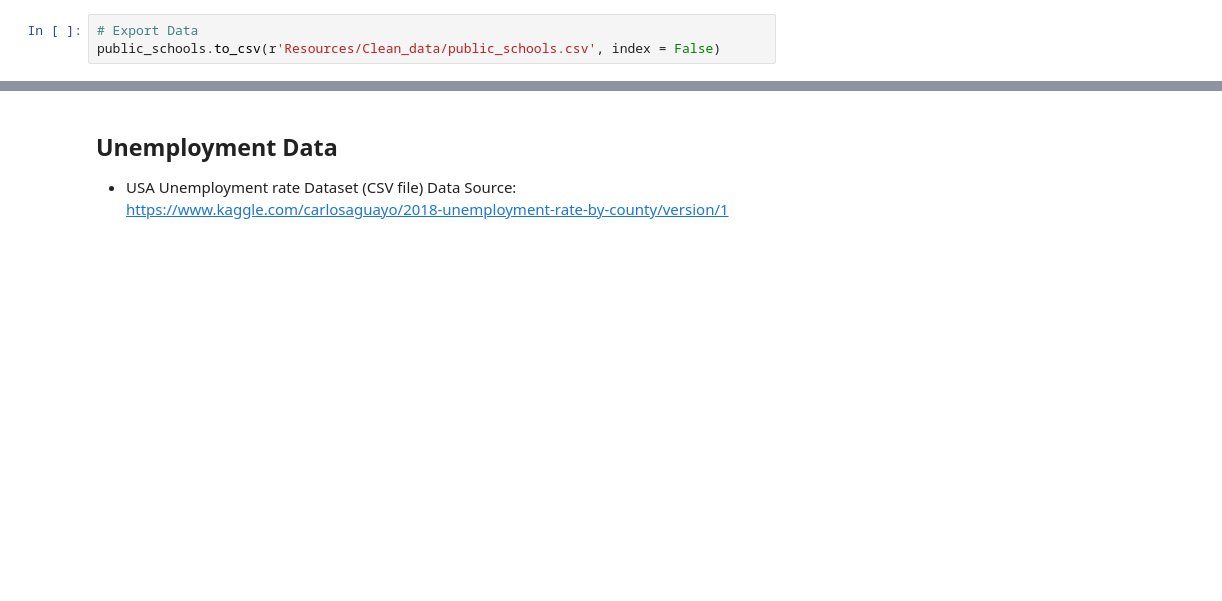
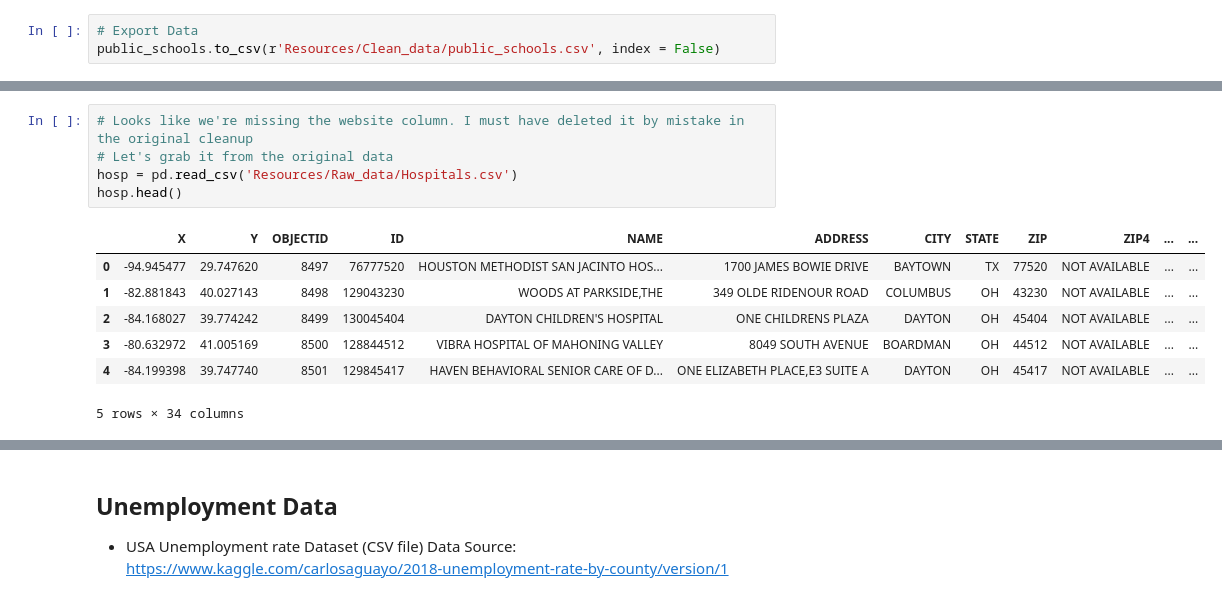
Before and after one commit to rwashington1159/ETL-US_Quality_of_live_by_State_Database, a Jupyter notebook: ETL_Notebook.ipynb, the cells around one changed output, grey strips where cells are left out. Cells and saved outputs as stored; diff of their text form; blank space fills up the shorter version.

```diff
--- a/ETL_Notebook.ipynb
+++ b/ETL_Notebook.ipynb
@@ -456,0 +497,13 @@ public_schools.to_csv(r'Resources/Clean_data/public_schools.csv', index = False)
+# %%
+# Looks like we're missing the website column. I must have deleted it by mistake in the original cleanup
+# Let's grab it from the original data
+hosp = pd.read_csv('Resources/Raw_data/Hospitals.csv')
+hosp.head()
+# %% [output]
+|  | X | Y | OBJECTID | ID | NAME | ADDRESS | CITY | STATE | ZIP | ZIP4 | ... | ... |
+| 0 | -94.945477 | 29.747620 | 8497 | 76777520 | HOUSTON METHODIST SAN JACINTO HOS... | 1700 JAMES BOWIE DRIVE | BAYTOWN | TX | 77520 | NOT AVAILABLE | ... | ... |
+| 1 | -82.881843 | 40.027143 | 8498 | 129043230 | WOODS AT PARKSIDE,THE | 349 OLDE RIDENOUR ROAD | COLUMBUS | OH | 43230 | NOT AVAILABLE | ... | ... |
+| 2 | -84.168027 | 39.774242 | 8499 | 130045404 | DAYTON CHILDREN'S HOSPITAL | ONE CHILDRENS PLAZA | DAYTON | OH | 45404 | NOT AVAILABLE | ... | ... |
+| 3 | -80.632972 | 41.005169 | 8500 | 128844512 | VIBRA HOSPITAL OF MAHONING VALLEY | 8049 SOUTH AVENUE | BOARDMAN | OH | 44512 | NOT AVAILABLE | ... | ... |
+| 4 | -84.199398 | 39.747740 | 8501 | 129845417 | HAVEN BEHAVIORAL SENIOR CARE OF D... | ONE ELIZABETH PLACE,E3 SUITE A | DAYTON | OH | 45417 | NOT AVAILABLE | ... | ... |
+5 rows × 34 columns
```
Also changed, not shown: parts of 36 cells of this notebook, 5 other files.
